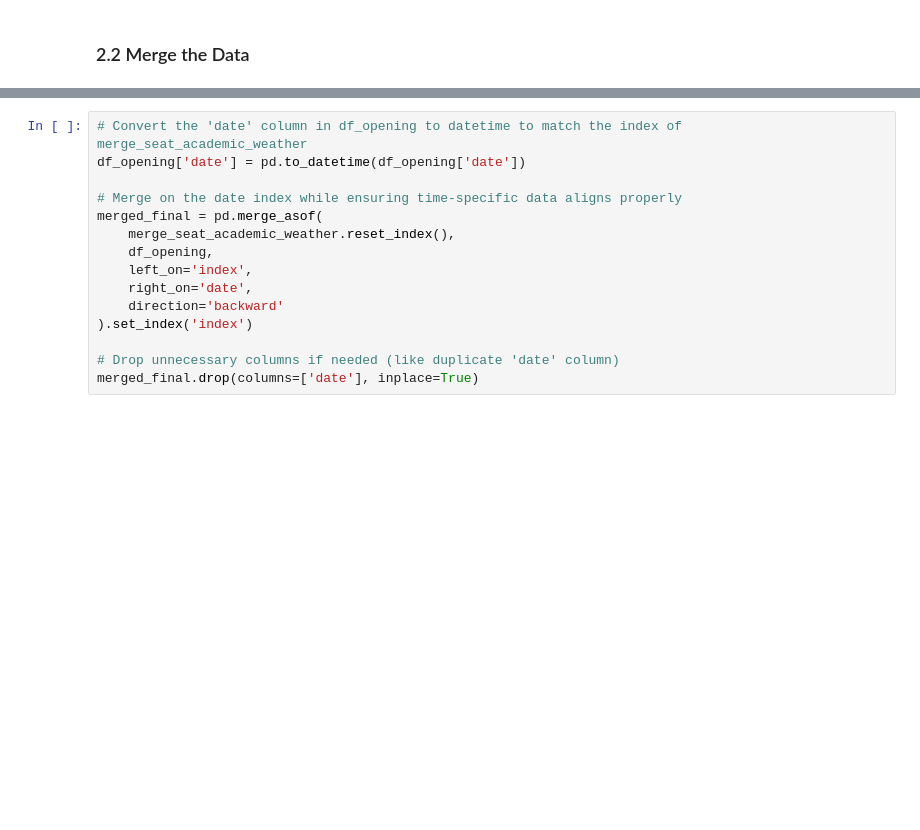
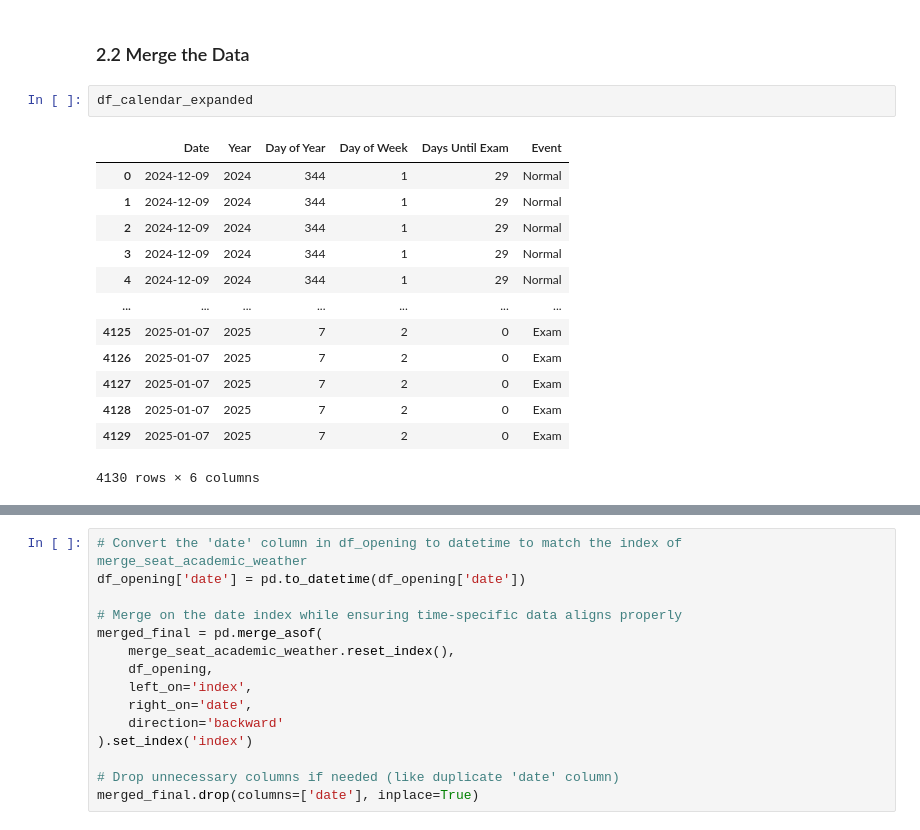
Before and after one commit to davidenascivera/KTH_seat_predictor, a Jupyter notebook: training_inference/OBT_3_inference.ipynb, the cells around one changed output, grey strips where cells are left out. Saved outputs shown, nothing was run; the diff lists cells and outputs as text; blank space fills up the shorter version.

```diff
--- a/training_inference/OBT_3_inference.ipynb
+++ b/training_inference/OBT_3_inference.ipynb
@@ -710,5 +710,21 @@ print(df_opening)
 # %% [markdown]
 ### 2.2 Merge the Data
+# %%
+df_calendar_expanded
+# %% [output]
+|  | Date | Year | Day of Year | Day of Week | Days Until Exam | Event |
+| 0 | 2024-12-09 | 2024 | 344 | 1 | 29 | Normal |
+| 1 | 2024-12-09 | 2024 | 344 | 1 | 29 | Normal |
+| 2 | 2024-12-09 | 2024 | 344 | 1 | 29 | Normal |
+| 3 | 2024-12-09 | 2024 | 344 | 1 | 29 | Normal |
+| 4 | 2024-12-09 | 2024 | 344 | 1 | 29 | Normal |
+| ... | ... | ... | ... | ... | ... | ... |
+| 4125 | 2025-01-07 | 2025 | 7 | 2 | 0 | Exam |
+| 4126 | 2025-01-07 | 2025 | 7 | 2 | 0 | Exam |
+| 4127 | 2025-01-07 | 2025 | 7 | 2 | 0 | Exam |
+| 4128 | 2025-01-07 | 2025 | 7 | 2 | 0 | Exam |
+| 4129 | 2025-01-07 | 2025 | 7 | 2 | 0 | Exam |
+4130 rows × 6 columns
 # %%
 # Step 3: Merge the seating data with the expanded academic calendar
 merged_seating_calendar = pd.merge_asof(
```
Also changed, not shown: parts of 17 cells of this notebook.
